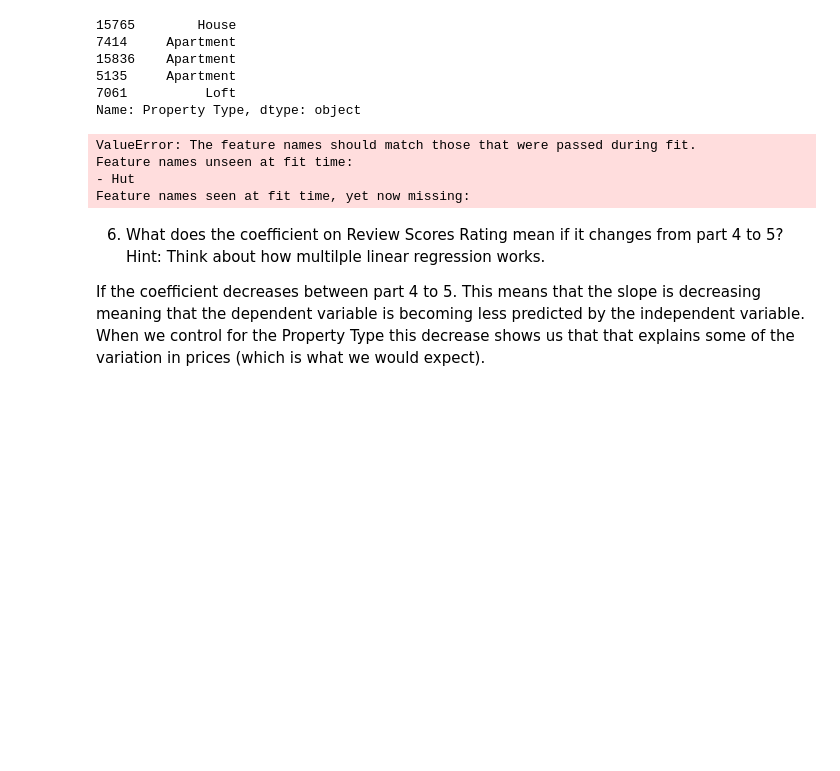
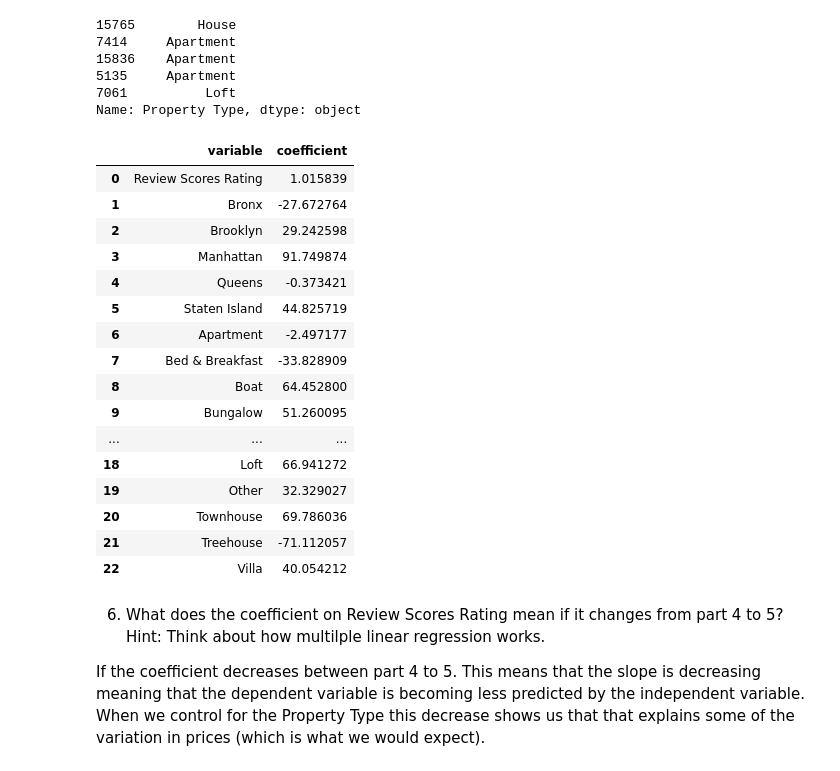
Before and after one commit to cwynne12/linearRegression, a Jupyter notebook: assignment.ipynb, the cells around one changed output. Drawn from its saved outputs; the diff is of its cells as text; code cells hidden in the pictures; blank space fills up the shorter version.

```diff
--- a/assignment.ipynb
+++ b/assignment.ipynb
@@ -222,36 +222,48 @@ Name: Property Type, dtype: object
 # %%
 #HERE
 
 y = cdf['Price']
 x = cdf.loc[:,['Review Scores Rating', 'Neighbourhood ', 'Property Type'] ]
 x_train, x_test, y_train, y_test = train_test_split(x,y,test_size=.2,random_state=100)
 
 #get dummys for categorical variables
 newtrainN = pd.get_dummies(x_train['Neighbourhood '],dtype = 'int') #we don't drop first here since we don't need an intercept of the model
 newtestN =  pd.get_dummies(x_test['Neighbourhood '],dtype = 'int')
 
 newtrainP = pd.get_dummies(x_train['Property Type'],dtype = 'int') #we don't drop first here since we don't need an intercept of the model
 newtestP =  pd.get_dummies(x_test['Property Type'],dtype = 'int')
 
 
 #need to concatenate the new train and test
 contrain = pd.concat([x_train['Review Scores Rating'],newtrainN, newtrainP], axis = 1)
 contest = pd.concat([x_test['Review Scores Rating'], newtestN, newtestP], axis = 1)
-
 reg = LinearRegression(fit_intercept = False).fit(contrain, y_train) # Fit the linear model
 
 results = pd.DataFrame({'variable':reg.feature_names_in_, 'coefficient': reg.coef_}) # Regression coefficients
 #print(reg.intercept_) # Intercept value (is false here)
 #print(reg.coef_) # Regression coefficients -> same as results display
-print("R-squared: ", reg.score(contest, y_test)) # R squared measure
-yhat = reg.predict(contest)
-print("RMSE: ", np.sqrt(np.mean((y_test-yhat)**2)))
+#print("R-squared: ", reg.score(contest, y_test)) # R squared measure
+#yhat = reg.predict(contest)
+#print("RMSE: ", np.sqrt(np.mean((y_test-yhat)**2)))
 results
 # %% [output]
-ValueError: The feature names should match those that were passed during fit.
-Feature names unseen at fit time:
-- Hut
-Feature names seen at fit time, yet now missing:
+|  | variable | coefficient |
+| 0 | Review Scores Rating | 1.015839 |
+| 1 | Bronx | -27.672764 |
+| 2 | Brooklyn | 29.242598 |
+| 3 | Manhattan | 91.749874 |
+| 4 | Queens | -0.373421 |
+| 5 | Staten Island | 44.825719 |
+| 6 | Apartment | -2.497177 |
+| 7 | Bed & Breakfast | -33.828909 |
+| 8 | Boat | 64.452800 |
+| 9 | Bungalow | 51.260095 |
+| ... | ... | ... |
+| 18 | Loft | 66.941272 |
+| 19 | Other | 32.329027 |
+| 20 | Townhouse | 69.786036 |
+| 21 | Treehouse | -71.112057 |
+| 22 | Villa | 40.054212 |
 # %% [markdown]
 6. What does the coefficient on Review Scores Rating mean if it changes from part 4 to 5? Hint: Think about how multilple linear regression works.
 
```
